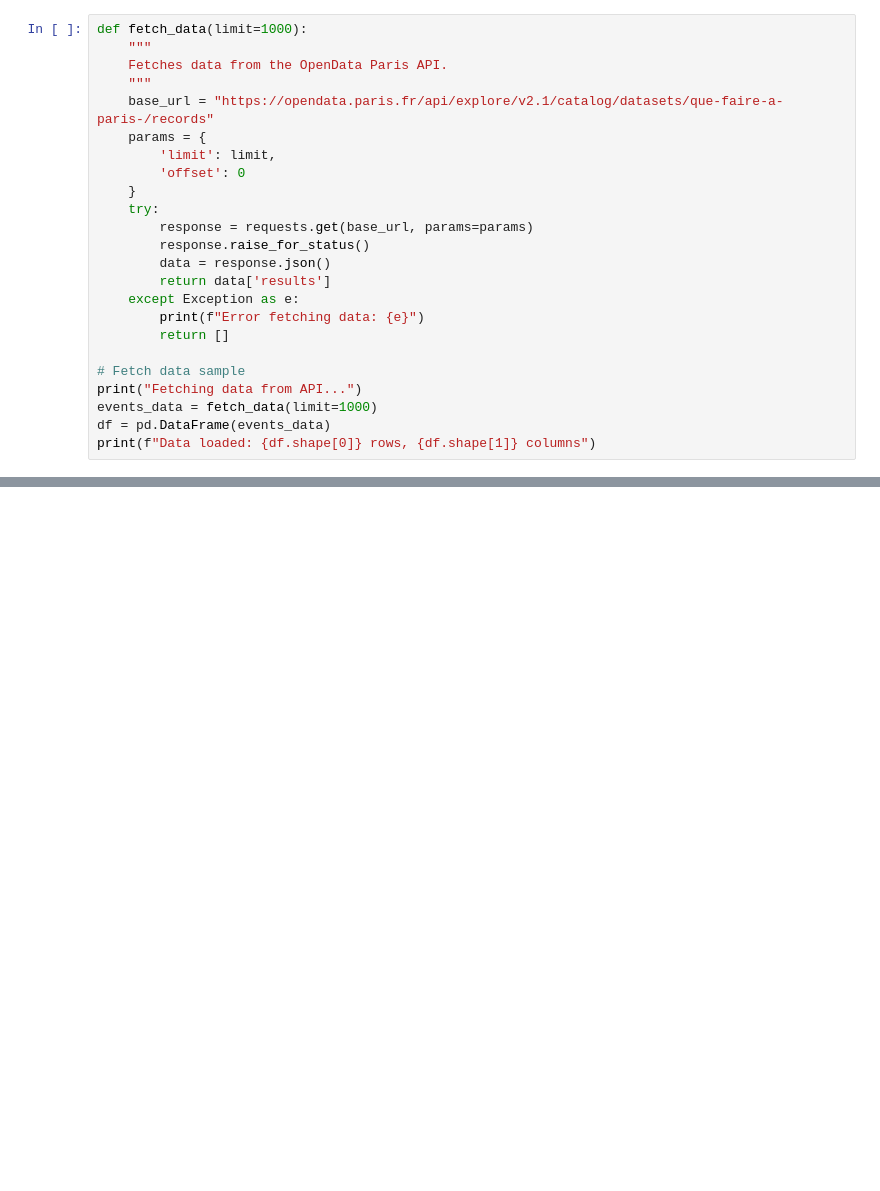
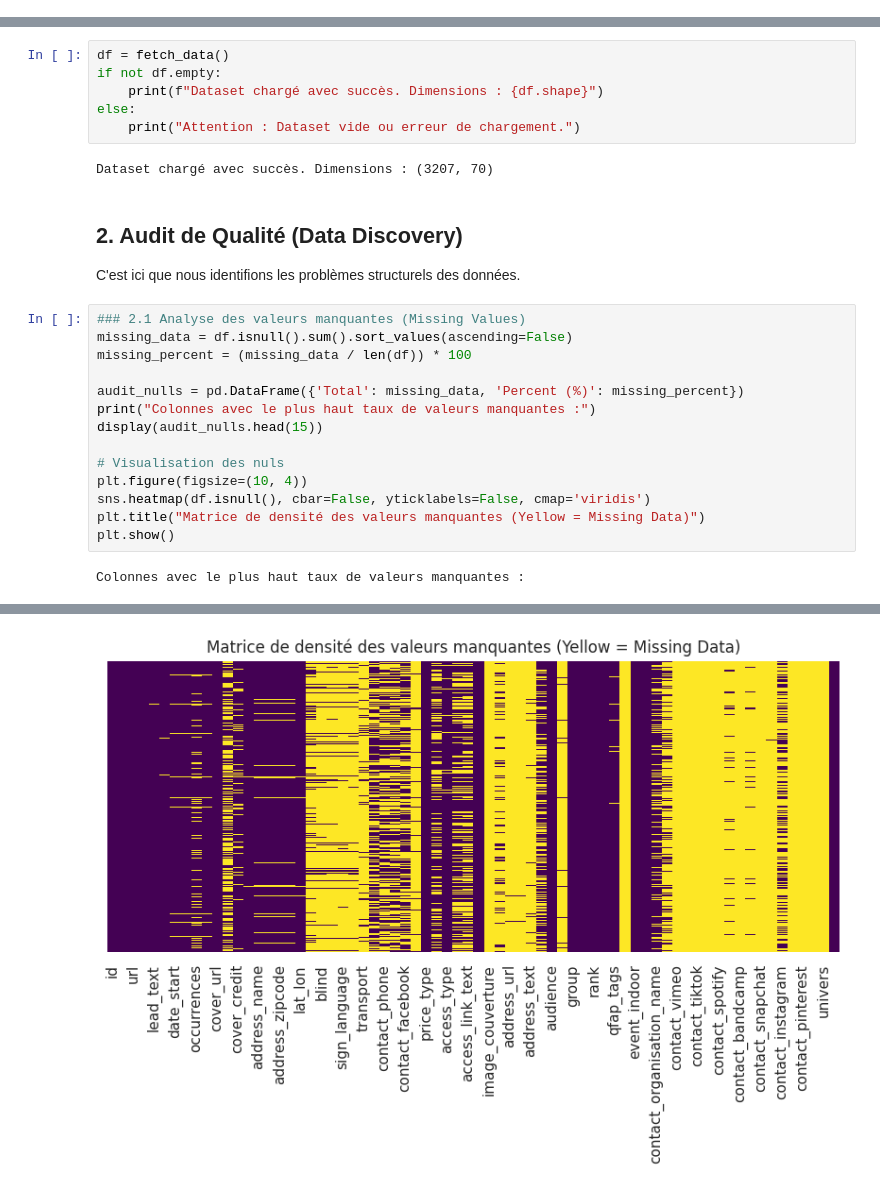
Before and after one commit to AllaniF/EventsParis, a Jupyter notebook: src/eda.ipynb, the cells around one changed output, grey strips where cells are left out. Cells and saved outputs as stored; diff of their text form; blank space fills up the shorter version.

```diff
--- a/src/eda.ipynb
+++ b/src/eda.ipynb
@@ -300,24 +0,0 @@ Nous allons récupérer un échantillon de données directement depuis l'API pou
-# %%
-def fetch_data(limit=1000):
-    """
-    Fetches data from the OpenData Paris API.
-    """
-    base_url = "https://opendata.paris.fr/api/explore/v2.1/catalog/datasets/que-faire-a-paris-/records"
-    params = {
-        'limit': limit,
-        'offset': 0
-    }
-    try:
-        response = requests.get(base_url, params=params)
-        response.raise_for_status()
-        data = response.json()
-        return data['results']
-    except Exception as e:
-        print(f"Error fetching data: {e}")
-        return []
-
-# Fetch data sample
-print("Fetching data from API...")
-events_data = fetch_data(limit=1000)
-df = pd.DataFrame(events_data)
-print(f"Data loaded: {df.shape[0]} rows, {df.shape[1]} columns")
@@ -407,0 +92,27 @@ if 'address_city' in df.columns:
+# %%
+df = fetch_data()
+if not df.empty:
+    print(f"Dataset chargé avec succès. Dimensions : {df.shape}")
+else:
+    print("Attention : Dataset vide ou erreur de chargement.")
+# %% [output]
+Dataset chargé avec succès. Dimensions : (3207, 70)
+# %% [markdown]
+## 2. Audit de Qualité (Data Discovery)
+C'est ici que nous identifions les problèmes structurels des données.
+# %%
+### 2.1 Analyse des valeurs manquantes (Missing Values)
+missing_data = df.isnull().sum().sort_values(ascending=False)
+missing_percent = (missing_data / len(df)) * 100
+
+audit_nulls = pd.DataFrame({'Total': missing_data, 'Percent (%)': missing_percent})
+print("Colonnes avec le plus haut taux de valeurs manquantes :")
+display(audit_nulls.head(15))
+
+# Visualisation des nuls
+plt.figure(figsize=(10, 4))
+sns.heatmap(df.isnull(), cbar=False, yticklabels=False, cmap='viridis')
+plt.title("Matrice de densité des valeurs manquantes (Yellow = Missing Data)")
+plt.show()
+# %% [output]
+Colonnes avec le plus haut taux de valeurs manquantes :
@@ -407,0 +135 @@ if 'address_city' in df.columns:
+[figure, added]
```
Also changed, not shown: parts of 54 cells of this notebook, 2 other files.
